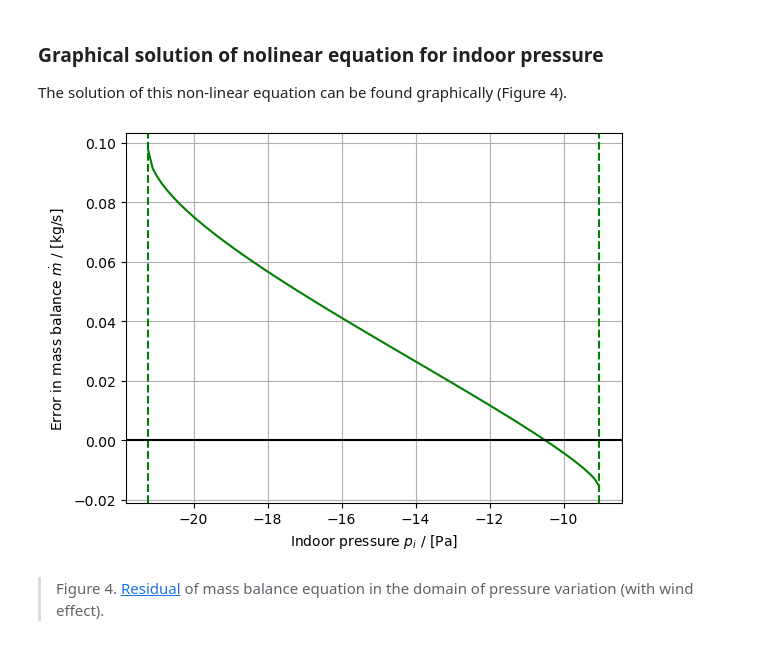
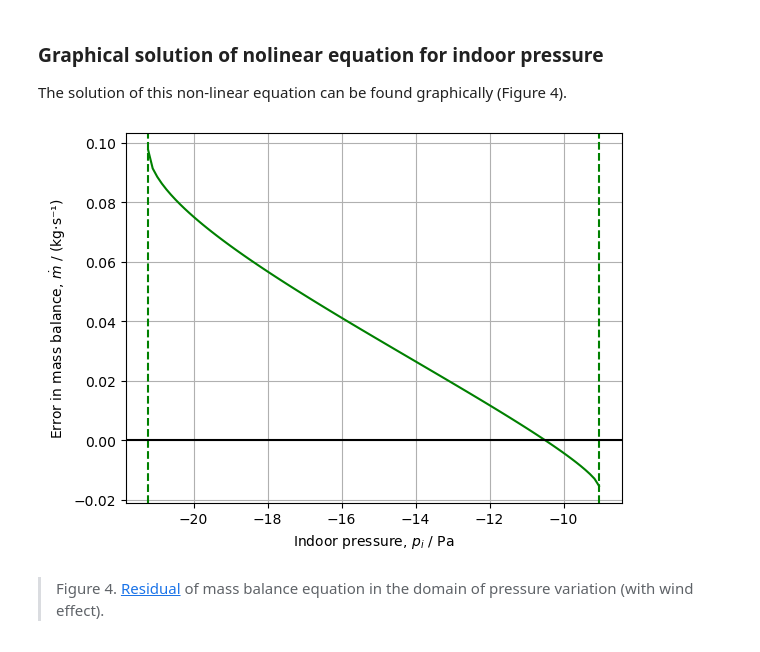
Before and after one commit to cghiaus/dm4bem_book, a Jupyter notebook: _sources/tutorials/A05Air_flow_ventilation.ipynb, the cells around one changed output. Cells and saved outputs as stored; diff of their text form; code cells hidden in the pictures.

```diff
--- a/_sources/tutorials/A05Air_flow_ventilation.ipynb
+++ b/_sources/tutorials/A05Air_flow_ventilation.ipynb
@@ -318,19 +318,19 @@ The solution of this non-linear equation can be found graphically (Figure 4).
 # %%
 # plot error in mass balance
 pi = np.linspace(pi_min, pi_max, 100)
 
 fig, ax = plt.subplots()
 
 ax.plot(pi, f(pi), 'g')
 ax.axvline(x=pi_min, color='g', **{'linestyle': 'dashed'})
 ax.axvline(x=pi_max, color='g', **{'linestyle': 'dashed'})
 ax.axhline(color='k')
 
-ax.set_ylabel(r'Error in mass balance $\dot{m}$ / [kg/s]')
-ax.set_xlabel(r'Indoor pressure $p_i$ / [Pa]')
+ax.set_ylabel(r'Error in mass balance, $\dot{m}$ / (kg·s⁻¹)')
+ax.set_xlabel(r'Indoor pressure, $p_i$ / Pa')
 ax.grid()
 # %% [output]
-[figure, old version]
+[figure, new version]
 # %% [markdown]
 > Figure 4. [Residual](https://en.wikipedia.org/wiki/Residual_(numerical_analysis)) of mass balance equation in the domain of pressure variation (with wind effect).
 # %% [markdown]
```
Also changed, not shown: parts of 1 cell of this notebook, 21 other files.
